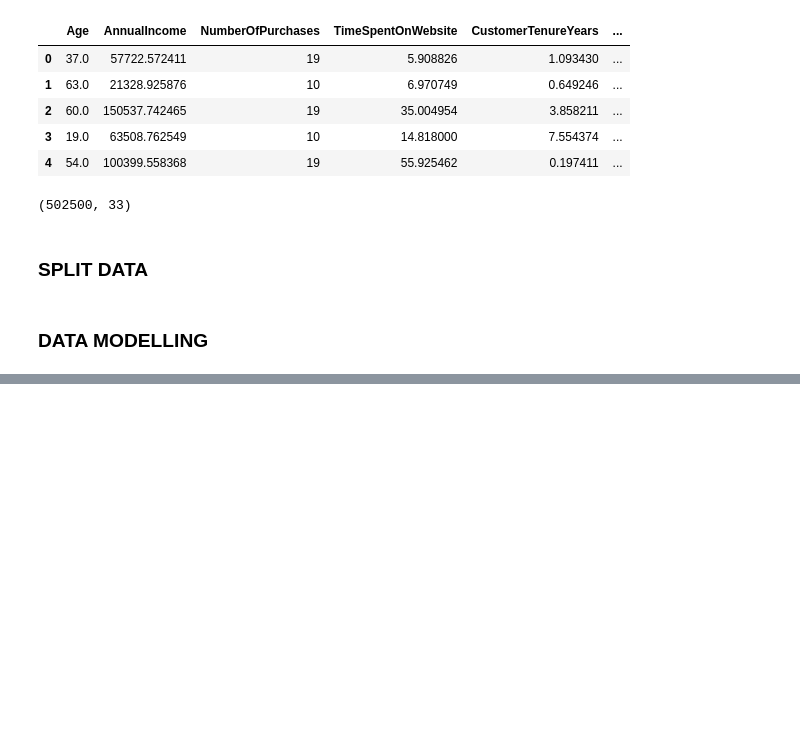
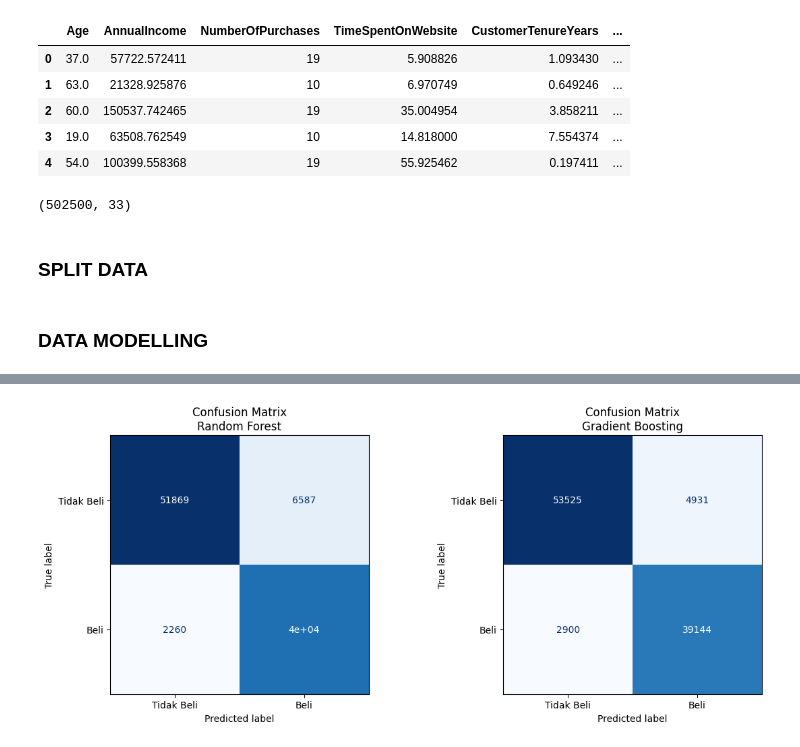
Before and after one commit to rfaoktvian/DataMining_Course, a Jupyter notebook: Assignment1/main.ipynb, the cells around one changed output, grey strips where cells are left out. Saved outputs shown, nothing was run; the diff lists cells and outputs as text; code cells hidden in the pictures; blank space fills up the shorter version.

```diff
--- a/Assignment1/main.ipynb
+++ b/Assignment1/main.ipynb
@@ -428,0 +442,9 @@ X_test_scaled  = scaler.transform(X_test)
+# %%
+y_pred_rf  = rf_model.predict(X_test)
+y_prob_rf  = rf_model.predict_proba(X_test)[:, 1]
+print("\nHasil Evaluasi Random Forest:")
+print(f"  Accuracy  : {accuracy_score(y_test, y_pred_rf):.4f}")
+print(f"  ROC-AUC   : {roc_auc_score(y_test, y_prob_rf):.4f}")
+print("\nClassification Report:")
+print(classification_report(y_test, y_pred_rf,
+      target_names=['Tidak Beli', 'Beli']))
@@ -428,0 +481,9 @@ X_test_scaled  = scaler.transform(X_test)
+# %%
+# Gradient Boosting
+gb_model = GradientBoostingClassifier(
+    n_estimators=100,
+    learning_rate=0.1,
+    max_depth=5,
+    random_state=42
+)
+gb_model.fit(X_train, y_train)
@@ -428,0 +492,9 @@ X_test_scaled  = scaler.transform(X_test)
+# %%
+y_pred_gb = gb_model.predict(X_test)
+y_prob_gb = gb_model.predict_proba(X_test)[:, 1]
+print("\nHasil Evaluasi Gradient Boosting:")
+print(f"  Accuracy  : {accuracy_score(y_test, y_pred_gb):.4f}")
+print(f"  ROC-AUC   : {roc_auc_score(y_test, y_prob_gb):.4f}")
+print("\nClassification Report:")
+print(classification_report(y_test, y_pred_gb,
+      target_names=['Tidak Beli', 'Beli']))
@@ -428,0 +515,20 @@ X_test_scaled  = scaler.transform(X_test)
+# %%
+# Confusion Matrix
+fig, axes = plt.subplots(1, 2, figsize=(12, 5))
+
+for ax, y_pred, title in zip(
+    axes,
+    [y_pred_rf, y_pred_gb],
+    ['Random Forest', 'Gradient Boosting']
+):
+    cm = confusion_matrix(y_test, y_pred)
+    disp = ConfusionMatrixDisplay(confusion_matrix=cm,
+                                   display_labels=['Tidak Beli', 'Beli'])
+    disp.plot(ax=ax, colorbar=False, cmap='Blues')
+    ax.set_title(f'Confusion Matrix\n{title}')
+
+plt.tight_layout()
+plt.savefig('confusion_matrix_comparison.png', dpi=150)
+plt.show()
+# %% [output]
+[figure, added]
```
Also changed, not shown: parts of 7 cells of this notebook, 3 other files.
